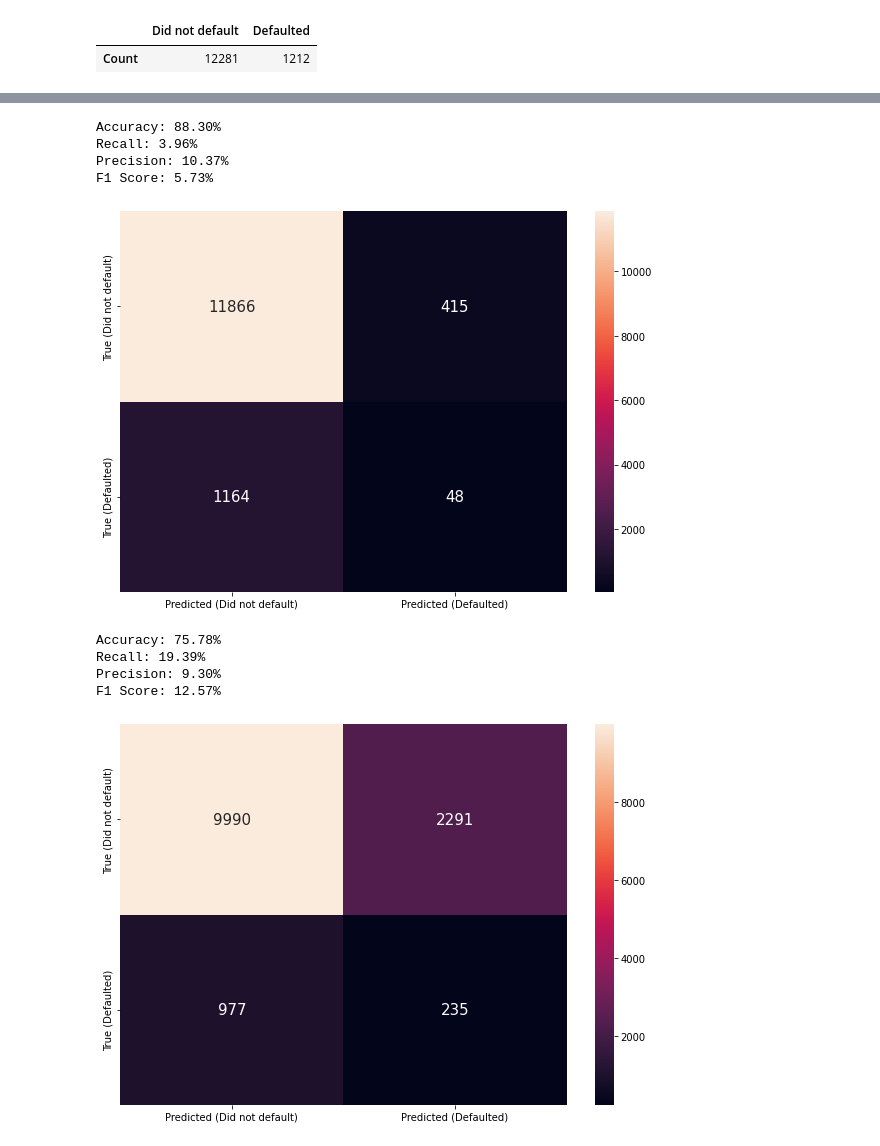
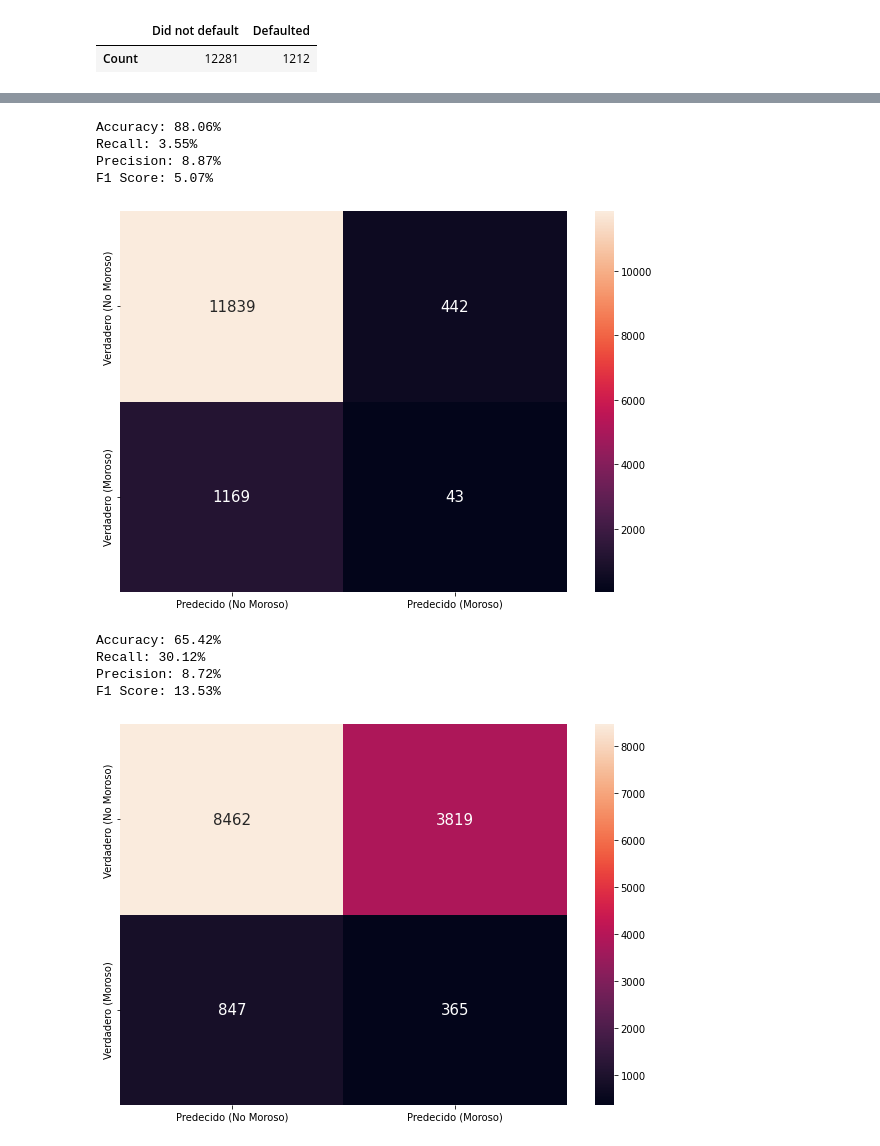
Before and after one commit to erickgt00/MLMCD, a Jupyter notebook: ARTICULO.ipynb, the cells around one changed output, grey strips where cells are left out. Saved outputs shown, nothing was run; the diff lists cells and outputs as text; code cells hidden in the pictures.

```diff
--- a/ARTICULO.ipynb
+++ b/ARTICULO.ipynb
@@ -477,8 +481,8 @@ def evaluate_classifier(y_test,y_pred):
     f1 = f1_score(y_test,y_pred)
     print(f'F1 Score: {f1*100:.2f}%')
     cm = confusion_matrix(y_test, y_pred)
-    df_cm = pd.DataFrame(cm, index=['True (Did not default)', 'True (Defaulted)'],
-                         columns=['Predicted (Did not default)', 'Predicted (Defaulted)'])
+    df_cm = pd.DataFrame(cm, index=['Verdadero (No Moroso)', 'Verdadero (Moroso)'],
+                         columns=['Predecido (No Moroso)', 'Predecido (Moroso)'])
     fig, ax = plt.subplots(figsize=(10,7))
     ax = sns.heatmap(df_cm, annot=True,fmt='d', annot_kws={"size": 15})
 # %%
@@ -496,7 +500,7 @@ F1 Score: 15.37%
 # %%
-# Evaluating Ridge Classifier
-rc = RidgeClassifier()
-rc.fit(X_resampled, y_resampled)
-y_pred = rc.predict(x2test)
+# Evaluating Decision Tree
+dt = DecisionTreeClassifier()
+dt.fit(X_resampled, y_resampled)
+y_pred = dt.predict(x2test)
 evaluate_classifier(y2test, y_pred)
 # %% [output]
@@ -512,20 +516,20 @@ randomforest.fit(X_resampled, y_resampled)
 y_pred = randomforest.predict(x2test)
 evaluate_classifier(y2test, y_pred)
 # %% [output]
-Accuracy: 88.30%
-Recall: 3.96%
-Precision: 10.37%
-F1 Score: 5.73%
+Accuracy: 88.06%
+Recall: 3.55%
+Precision: 8.87%
+F1 Score: 5.07%
-[figure, old version]
+[figure, new version]
 # %%
-# Evaluating XGBoost
-xgbmodel = xgb.XGBClassifier(n_estimators=500)
-xgbmodel.fit(X_resampled, y_resampled)
-y_pred = xgbmodel.predict(x2test)
+# Evaluating Knn
+knn = KNeighborsClassifier()
+knn.fit(X_resampled, y_resampled)
+y_pred = knn.predict(x2test)
 evaluate_classifier(y2test, y_pred)
 # %% [output]
-Accuracy: 75.78%
-Recall: 19.39%
-Precision: 9.30%
-F1 Score: 12.57%
+Accuracy: 65.42%
+Recall: 30.12%
+Precision: 8.72%
+F1 Score: 13.53%
-[figure, old version]
+[figure, new version]
```
Also changed, not shown: parts of 4 cells of this notebook.
